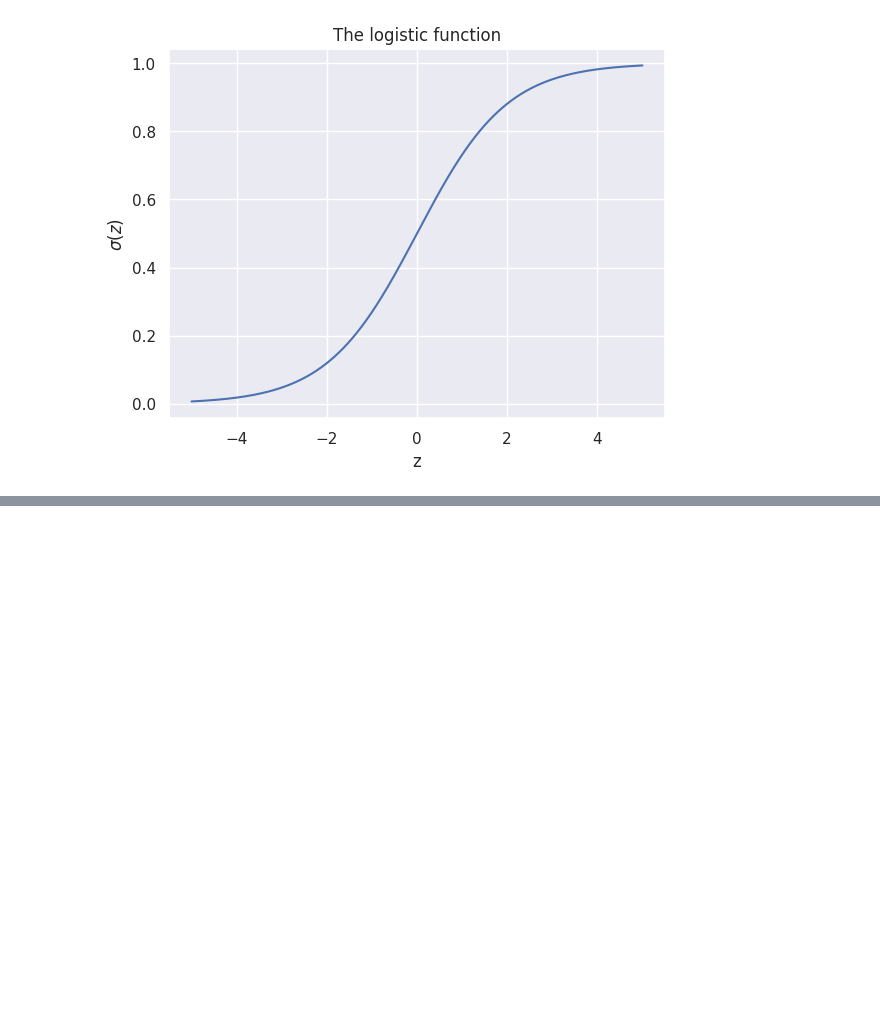
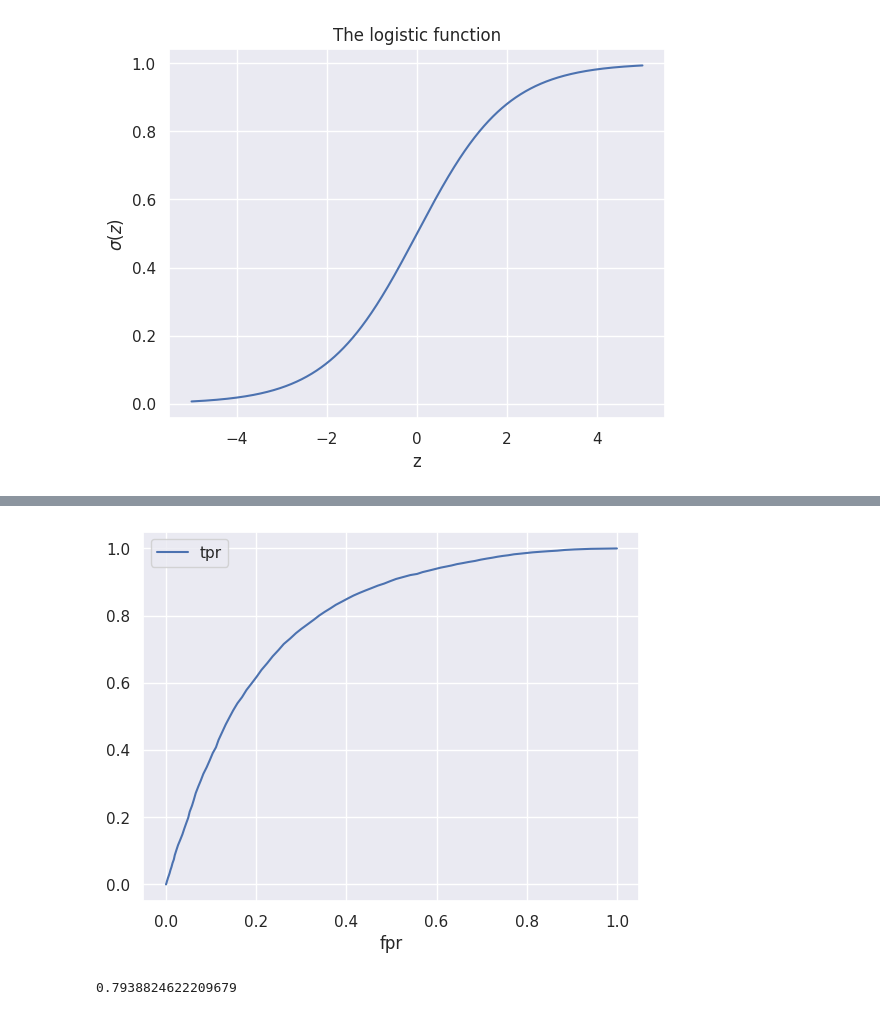
Before and after one commit to NotSrihan/CS290, a Jupyter notebook: notebooks/Age_chronic_conditions.ipynb, the cells around one changed output, grey strips where cells are left out. Saved outputs shown, nothing was run; the diff lists cells and outputs as text; code cells hidden in the pictures; blank space fills up the shorter version.

```diff
--- a/notebooks/Age_chronic_conditions.ipynb
+++ b/notebooks/Age_chronic_conditions.ipynb
@@ -122,0 +125,3 @@ plt.title("The logistic function");
+# %%
+logit_model = LogisticRegression()
+logit_model.fit( np.array(chronic["Age"]).reshape(-1,1), np.array(chronic["Condition"]).reshape(-1,1) )
@@ -122,0 +136,2 @@ plt.title("The logistic function");
+# %%
+probs = logit_model.predict_proba( np.array(chronic["Age"]).reshape(-1,1) )
@@ -122,0 +148,5 @@ plt.title("The logistic function");
+# %%
+fpr, tpr, thresholds = metrics.roc_curve( chronic["Condition"], probs[:,1] )
+# %%
+roc = pd.DataFrame( { "fpr":fpr, "tpr":tpr, "thresholds":thresholds} )
+roc.head()
@@ -122,0 +160,8 @@ plt.title("The logistic function");
+# %%
+roc.plot( x = "fpr", y = "tpr" );
+# %% [output]
+[figure, added]
+# %%
+metrics.roc_auc_score( chronic["Condition"], probs[:,1] )
+# %% [output]
+0.7938824622209679
```
Also changed, not shown: parts of 8 cells of this notebook.
